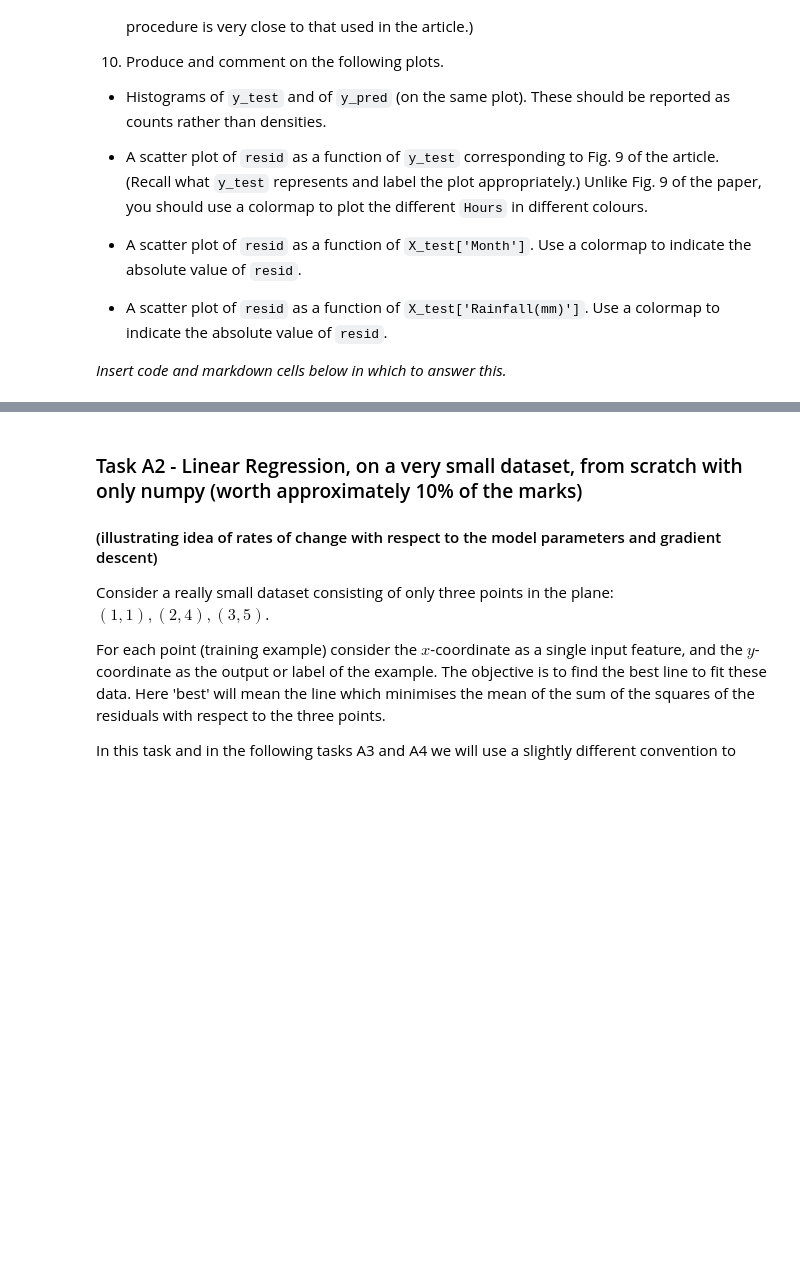
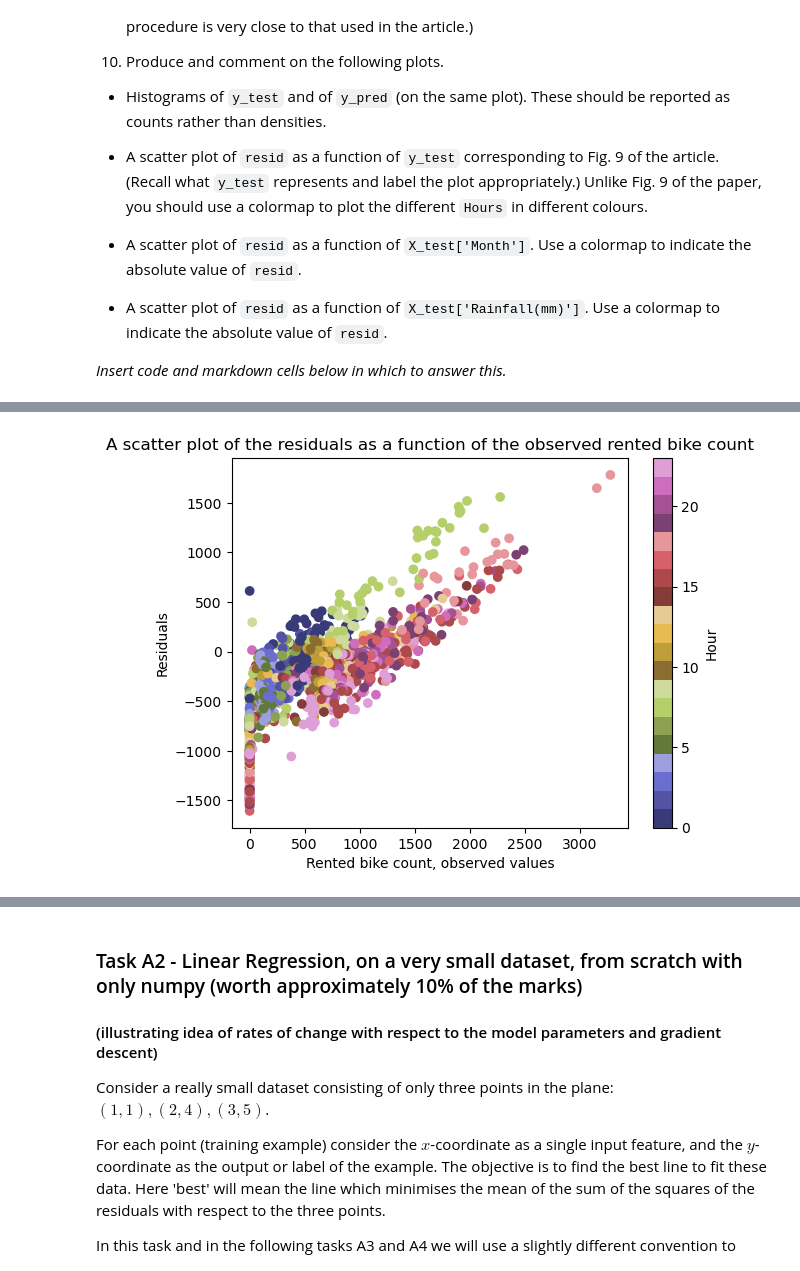
Before and after one commit to DoctorDalek1963/ma124-group-project, a Jupyter notebook: Machine_Learning_Project.ipynb, the cells around one changed output, grey strips where cells are left out. Cells and saved outputs as stored; diff of their text form; code cells hidden in the pictures; blank space fills up the shorter version.

```diff
--- a/Machine_Learning_Project.ipynb
+++ b/Machine_Learning_Project.ipynb
@@ -97,0 +185,10 @@ While the number of tasks is large, this is in part because the instructions are
+# %%
+Hours=seoulbike['Hour']
+plt.scatter(y_test,resid,c=Hours[-1104:], cmap='tab20b')
+plt.colorbar(label="Hour")
+plt.ylabel('Residuals')
+plt.xlabel('Rented bike count, observed values')
+plt.title("A scatter plot of the residuals as a function of the observed rented bike count")
+plt.show()
+# %% [output]
+[figure, added]
```
Also changed, not shown: parts of 13 cells of this notebook, 1 other file.
